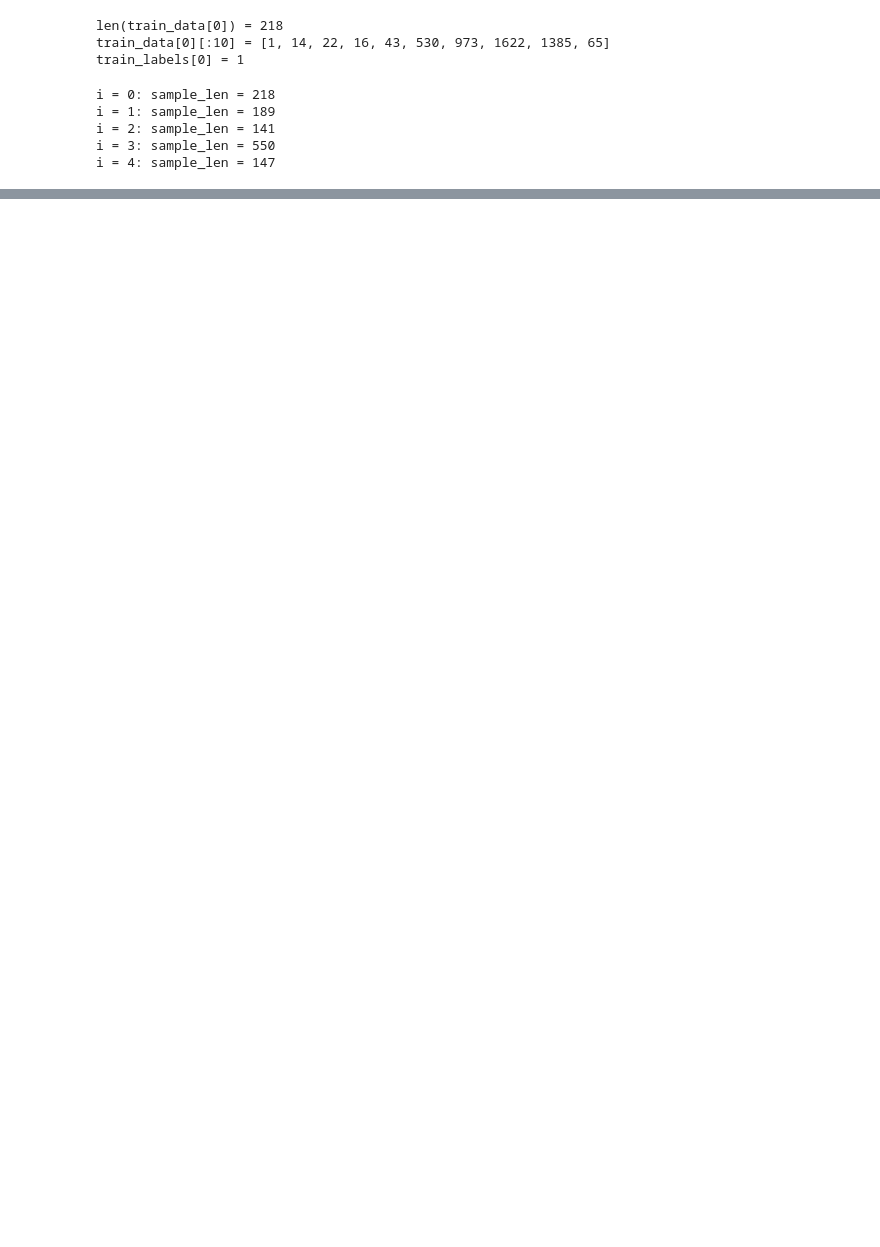
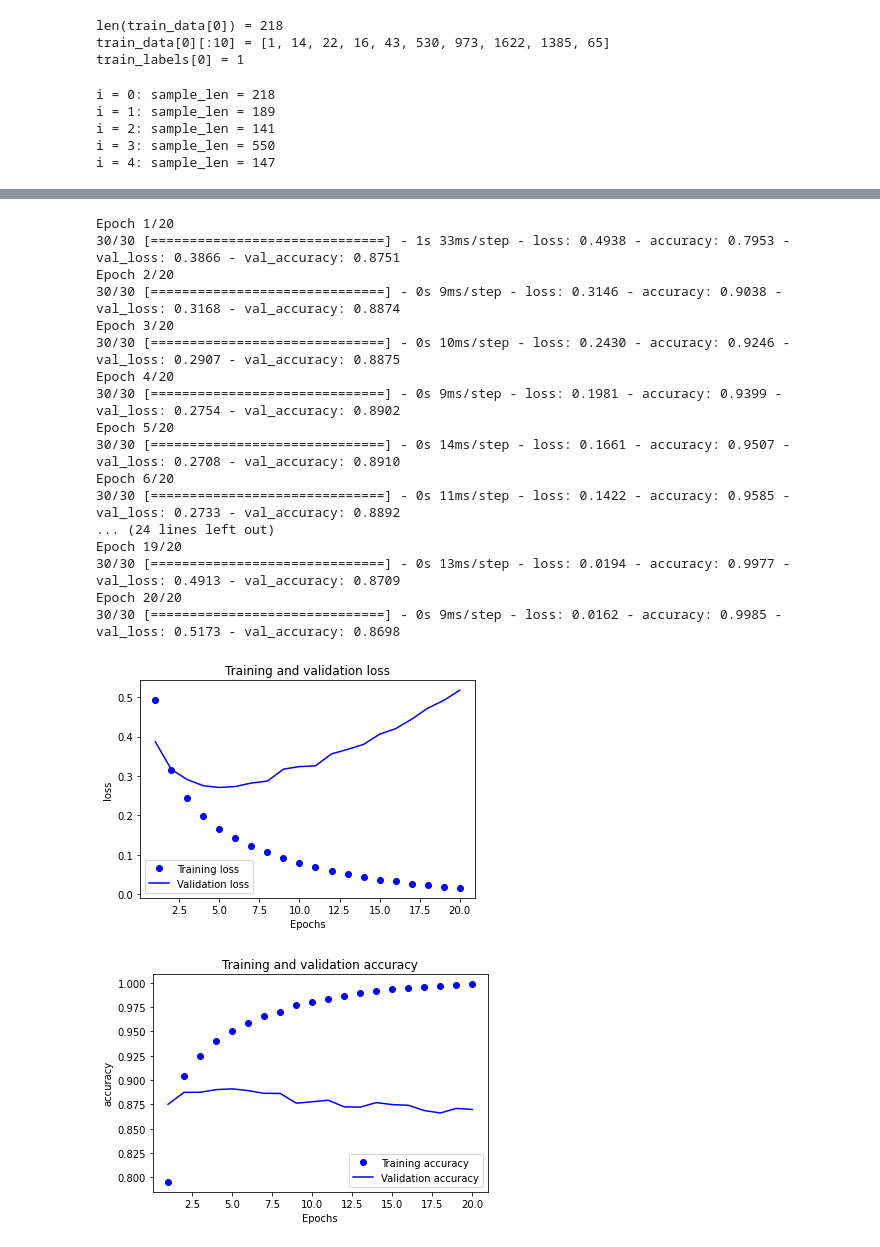
Before and after one commit to eballesteros/deep-learning-with-python-notebooks, a Jupyter notebook: my_notebooks/chapter04_getting-started-with-neural-networks.ipynb, the cells around one changed output, grey strips where cells are left out. Saved outputs shown, nothing was run; the diff lists cells and outputs as text; code cells hidden in the pictures; blank space fills up the shorter version.

```diff
--- a/my_notebooks/chapter04_getting-started-with-neural-networks.ipynb
+++ b/my_notebooks/chapter04_getting-started-with-neural-networks.ipynb
@@ -100,0 +201,34 @@ history = model.fit(
+# %%
+# tanh activation
+model = get_model(intermediate_activation="tanh")
+
+history = model.fit(
+    partial_x_train,
+    partial_y_train,
+    epochs=20,
+    batch_size=512,
+    validation_data=(x_val, y_val),
+)
+
+plot_history(history, 'loss')
+plot_history(history, 'accuracy')
+# %% [output]
+Epoch 1/20
+30/30 [==============================] - 1s 33ms/step - loss: 0.4938 - accuracy: 0.7953 - val_loss: 0.3866 - val_accuracy: 0.8751
+Epoch 2/20
+30/30 [==============================] - 0s 9ms/step - loss: 0.3146 - accuracy: 0.9038 - val_loss: 0.3168 - val_accuracy: 0.8874
+Epoch 3/20
+30/30 [==============================] - 0s 10ms/step - loss: 0.2430 - accuracy: 0.9246 - val_loss: 0.2907 - val_accuracy: 0.8875
+Epoch 4/20
+30/30 [==============================] - 0s 9ms/step - loss: 0.1981 - accuracy: 0.9399 - val_loss: 0.2754 - val_accuracy: 0.8902
+Epoch 5/20
+30/30 [==============================] - 0s 14ms/step - loss: 0.1661 - accuracy: 0.9507 - val_loss: 0.2708 - val_accuracy: 0.8910
+Epoch 6/20
+30/30 [==============================] - 0s 11ms/step - loss: 0.1422 - accuracy: 0.9585 - val_loss: 0.2733 - val_accuracy: 0.8892
+... (24 lines left out)
+Epoch 19/20
+30/30 [==============================] - 0s 13ms/step - loss: 0.0194 - accuracy: 0.9977 - val_loss: 0.4913 - val_accuracy: 0.8709
+Epoch 20/20
+30/30 [==============================] - 0s 9ms/step - loss: 0.0162 - accuracy: 0.9985 - val_loss: 0.5173 - val_accuracy: 0.8698
+[figure, added]
+[figure, added]
```
Also changed, not shown: parts of 17 cells of this notebook.
